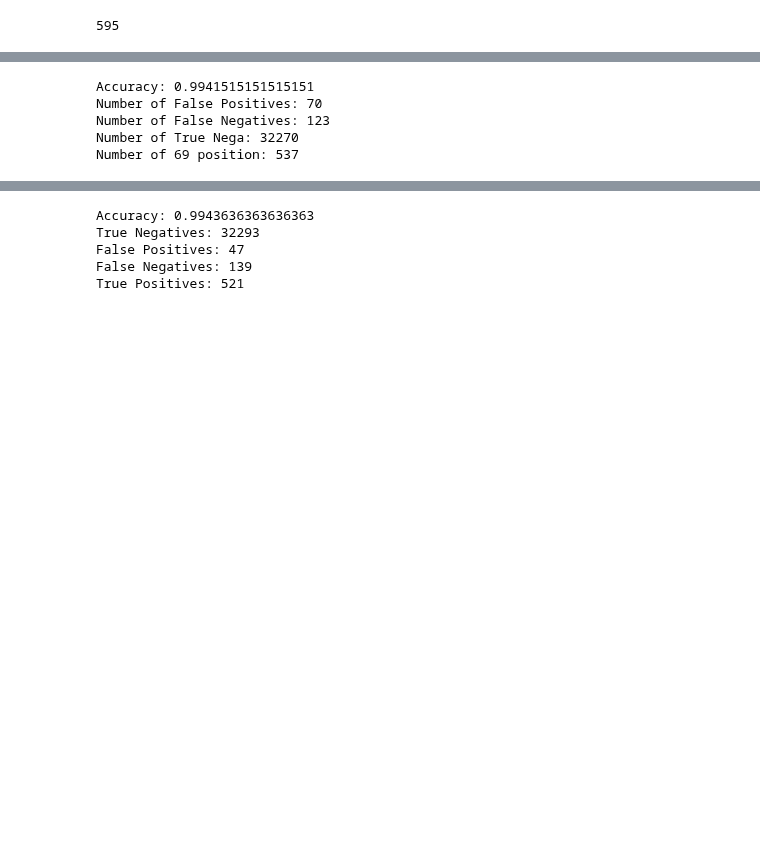
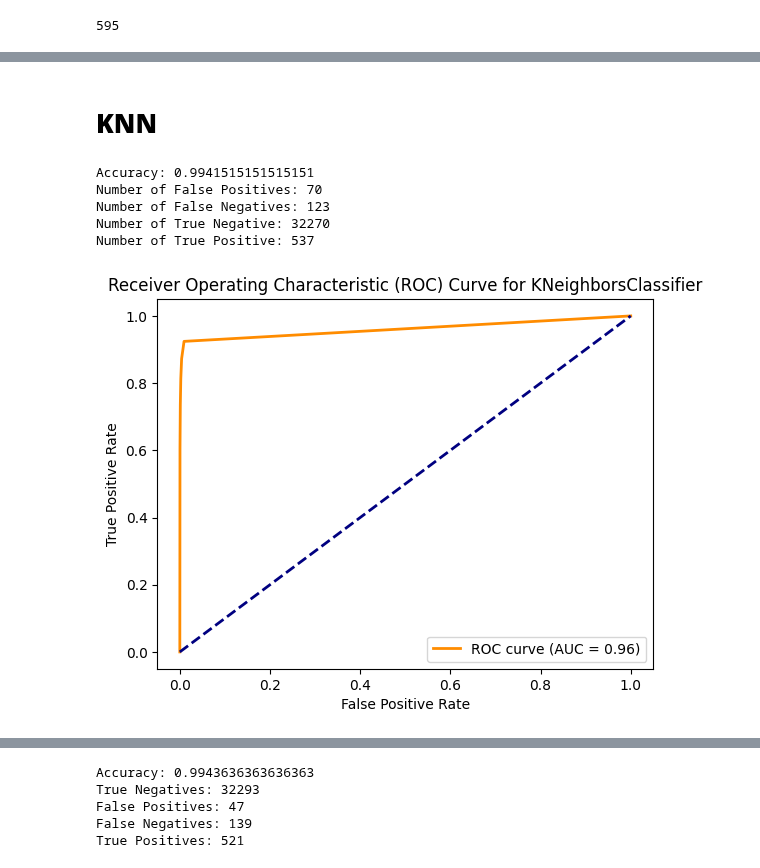
Before and after one commit to parth1egend/Convolve_Round2, a Jupyter notebook: code.ipynb, the cells around one changed output, grey strips where cells are left out. Drawn from its saved outputs; the diff is of its cells as text; code cells hidden in the pictures; blank space fills up the shorter version.

```diff
--- a/code.ipynb
+++ b/code.ipynb
@@ -800,3 +1042,5 @@ count
+# %% [markdown]
+# **KNN**
 # %%
 import pandas as pd
 from sklearn.model_selection import train_test_split
@@ -839,10 +1083,13 @@ model.fit(X_train, y_train)
 
 # Make predictions on the test data
 y_pred = model.predict(X_test)
+# Get probability estimates for the positive class
+y_prob_knn = model.predict_proba(X_test)[:, 1]
 
 # Evaluate the model's performance
 accuracy = accuracy_score(y_test, y_pred)
 print(f"Accuracy: {accuracy}")
+model_accuracy['KNeighborsClassifier'] = accuracy
 
 # Calculate the confusion matrix
 conf_matrix = confusion_matrix(y_test, y_pred)
@@ -852,11 +1099,11 @@ false_positives = conf_matrix[0, 1]
 false_negatives = conf_matrix[1, 0]
 print(f"Number of False Positives: {false_positives}")
 print(f"Number of False Negatives: {false_negatives}")
-print(f"Number of True Nega: {conf_matrix[0,0]}")
-print(f"Number of 69 position: {conf_matrix[1,1]}")
+print(f"Number of True Negative: {conf_matrix[0,0]}")
+print(f"Number of True Positive: {conf_matrix[1,1]}")
 # %% [output]
 Accuracy: 0.9941515151515151
 Number of False Positives: 70
 Number of False Negatives: 123
-Number of True Nega: 32270
-Number of 69 position: 537
+Number of True Negative: 32270
+Number of True Positive: 537
@@ -862,0 +1115,15 @@ Number of 69 position: 537
+# %%
+# ROC curve
+fpr_knn, tpr_knn, thresholds_knn = roc_curve(y_test, y_prob_knn)
+roc_auc_knn = auc(fpr_knn, tpr_knn)
+
+plt.figure()
+plt.plot(fpr_knn, tpr_knn, color='darkorange', lw=2, label=f'ROC curve (AUC = {roc_auc_knn:.2f})')
+plt.plot([0, 1], [0, 1], color='navy', lw=2, linestyle='--')
+plt.xlabel('False Positive Rate')
+plt.ylabel('True Positive Rate')
+plt.title('Receiver Operating Characteristic (ROC) Curve for KNeighborsClassifier')
+plt.legend(loc='lower right')
+plt.show()
+# %% [output]
+[figure, added]
```
Also changed, not shown: parts of 55 cells of this notebook.
